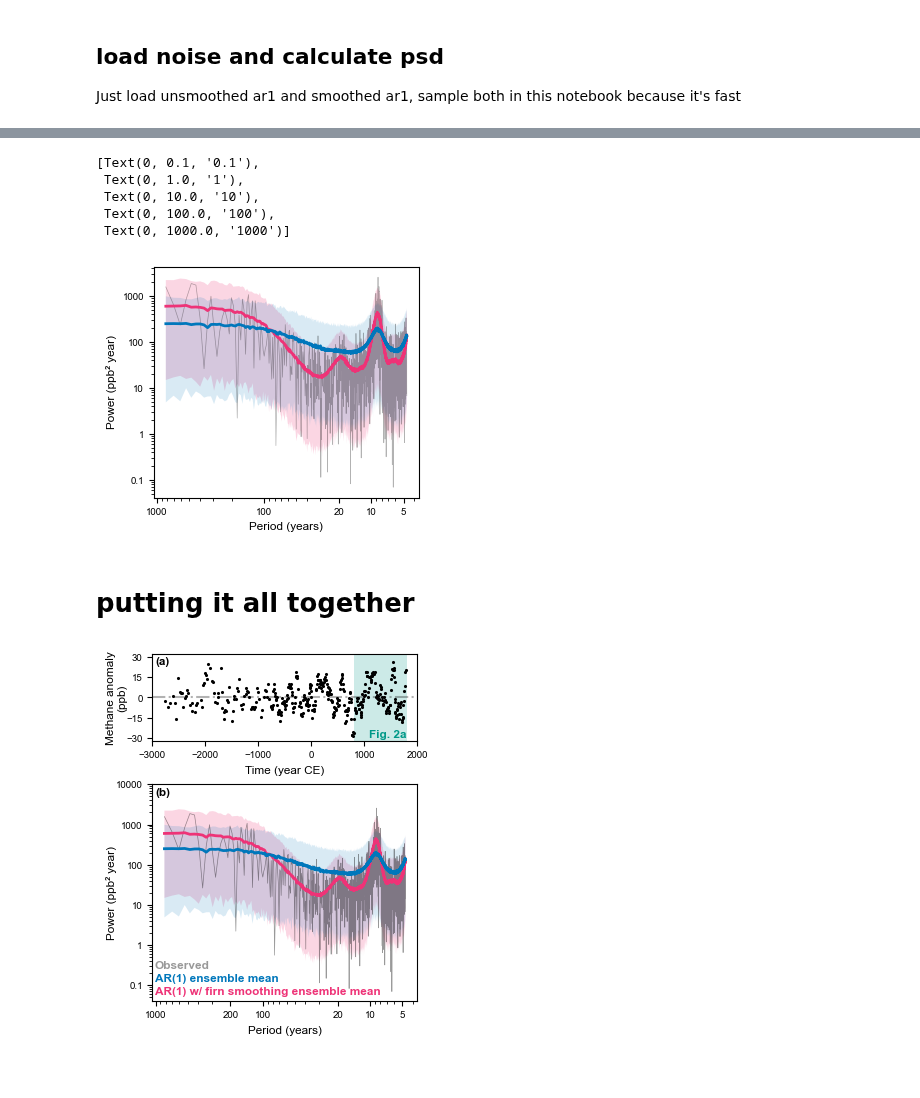
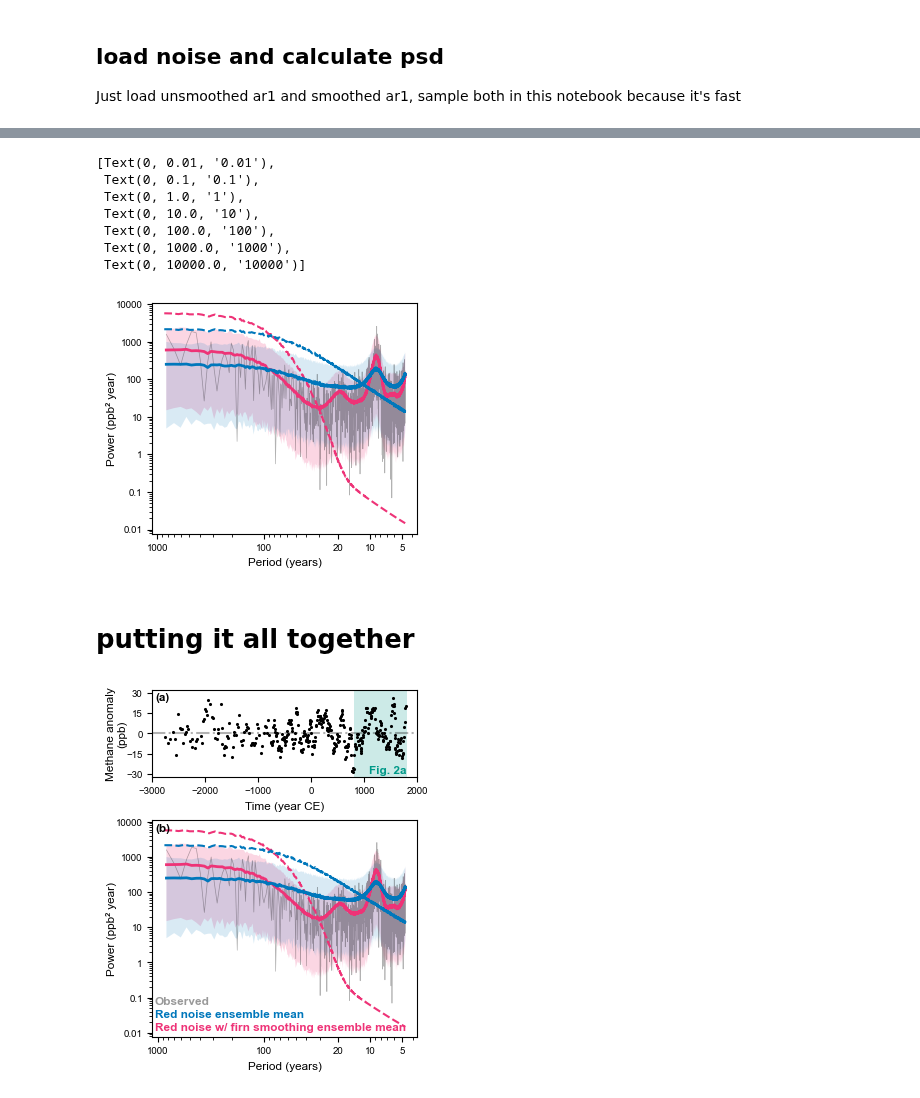
Before and after one commit to ericjmei/methane_noise_forcing, a Jupyter notebook: notebooks/figures_for_publication/power_spectrum.ipynb, the cells around one changed output, grey strips where cells are left out. Cells and saved outputs as stored; diff of their text form; code cells hidden in the pictures.

Commit message:
updated figure 1 following feedback
- changed "AR(1)" -> "Red noise"
- added ensemble mean of non-sampled power spectra to show impact of the sampling window

```diff
--- a/notebooks/figures_for_publication/power_spectrum.ipynb
+++ b/notebooks/figures_for_publication/power_spectrum.ipynb
@@ -183,57 +220,70 @@ Smoothed sampled variance: 117.3 ± 16.9 ppb^2
 ## plot psd
 # upper bound mask
 period_high = 1000
+period_low = 4.673
 tick_labels = [1000, 100, 20, 10, 5]
-mask = frequencies >= 1/period_high
+mask = (frequencies >= 1/period_high) & (frequencies <= 1/period_low)
 frequencies_to_plot = frequencies[mask]
+mask = frequencies_sampled >= 1/period_high
+frequencies_sampled_to_plot = frequencies_sampled[mask]
 
 fig, ax = plt.subplots(figsize=(fig_width, 3))
 
 # observed
 ax.plot(
-    1 / psd_obs.sel(frequency=frequencies_to_plot).frequency,
-    psd_obs.sel(frequency=frequencies_to_plot).power_spectrum_detrended_unnormalized,
+    1 / psd_obs.sel(frequency=frequencies_sampled_to_plot).frequency,
+    psd_obs.sel(frequency=frequencies_sampled_to_plot).power_spectrum_detrended_unnormalized,
     color=colors["obs"],
     linewidth=0.5,
     alpha=0.3
 )
 # plot mean and confidence intervals for sampled noise
 for key in ["red_noise_filtered", "red_noise"]:
-    mean, ci_low, ci_high = calculate_mean_and_ci(psd_noise.sel(frequency=frequencies_to_plot)[key])
     ax.plot(
         1 / psd_noise.sel(frequency=frequencies_to_plot).frequency,
+        psd_noise.sel(frequency=frequencies_to_plot)[key].mean(dim="ensemble"),
+        color=colors[key],
+        linestyle="--",
+    )
+
+    # sampled noise
+    mean, ci_low, ci_high = calculate_mean_and_ci(psd_noise_sampled.sel(frequency=frequencies_sampled_to_plot)[key])
+    ax.plot(
+        1 / psd_noise_sampled.sel(frequency=frequencies_sampled_to_plot).frequency,
         mean,
         color=colors[key],
-        linewidth=2
+        linewidth=2,
     )
     ax.fill_between(
-        1 / psd_noise.sel(frequency=frequencies_to_plot).frequency,
+        1 / psd_noise_sampled.sel(frequency=frequencies_sampled_to_plot).frequency,
         ci_low,
         ci_high,
         color=colors[key],
         alpha=alphas[key],
         edgecolor="none"
     )
 
 ax.set_xscale('log')
 ax.set_yscale('log')
 ax.invert_xaxis()
 ax.set_xlabel("Period (years)")
-ax.set_ylabel("Power (ppb² year)")
+ax.set_ylabel("Power (ppb² year)", labelpad=-1)
 ax.set_xticks(tick_labels)
 ax.set_xticklabels([f"{tick}" for tick in tick_labels])
 
 # set y-axis ticks to plain numbers
-y_tick_labels = [0.1, 1, 10, 100, 1000]
+y_tick_labels = [0.01, 0.1, 1, 10, 100, 1000, 10000]
 ax.set_yticks(y_tick_labels)
 ax.set_yticklabels([str(y) for y in y_tick_labels])
 # %% [output]
-[Text(0, 0.1, '0.1'),
+[Text(0, 0.01, '0.01'),
+ Text(0, 0.1, '0.1'),
  Text(0, 1.0, '1'),
  Text(0, 10.0, '10'),
  Text(0, 100.0, '100'),
- Text(0, 1000.0, '1000')]
+ Text(0, 1000.0, '1000'),
+ Text(0, 10000.0, '10000')]
-[figure, old version]
+[figure, new version]
 # %% [markdown]
 # putting it all together
 # %%
@@ -244,9 +294,11 @@ xlim = (-3000, 2000)
 time_shading = (800, 1800)
 # psd parameters
 period_high = 1000
-tick_labels = [1000, 200, 100, 20, 10, 5]
-mask = frequencies >= 1/period_high
+period_low = 4.673
+mask = (frequencies >= 1/period_high) & (frequencies <= 1/period_low)
 frequencies_to_plot = frequencies[mask]
+mask = frequencies_sampled >= 1/period_high
+frequencies_sampled_to_plot = frequencies_sampled[mask]
 
 fig = plt.figure(figsize=(fig_width, 4.5))
 gs = GridSpec(
@@ -300,23 +352,31 @@ ax_ts.text(
 ## power spectral density
 # observed
 ax_psd.plot(
-    1 / psd_obs.sel(frequency=frequencies_to_plot).frequency,
-    psd_obs.sel(frequency=frequencies_to_plot).power_spectrum_detrended_unnormalized,
+    1 / psd_obs.sel(frequency=frequencies_sampled_to_plot).frequency,
+    psd_obs.sel(frequency=frequencies_sampled_to_plot).power_spectrum_detrended_unnormalized,
     color=colors["obs"],
     linewidth=0.5,
-    alpha=0.4
+    alpha=0.3
 )
 # plot mean and confidence intervals for sampled noise
 for key in ["red_noise_filtered", "red_noise"]:
-    mean, ci_low, ci_high = calculate_mean_and_ci(psd_noise.sel(frequency=frequencies_to_plot)[key])
     ax_psd.plot(
         1 / psd_noise.sel(frequency=frequencies_to_plot).frequency,
+        psd_noise.sel(frequency=frequencies_to_plot)[key].mean(dim="ensemble"),
+        color=colors[key],
+        linestyle="--",
+    )
+
+    # sampled noise
+    mean, ci_low, ci_high = calculate_mean_and_ci(psd_noise_sampled.sel(frequency=frequencies_sampled_to_plot)[key])
+    ax_psd.plot(
+        1 / psd_noise_sampled.sel(frequency=frequencies_sampled_to_plot).frequency,
         mean,
         color=colors[key],
-        linewidth=2
+        linewidth=2,
     )
     ax_psd.fill_between(
-        1 / psd_noise.sel(frequency=frequencies_to_plot).frequency,
+        1 / psd_noise_sampled.sel(frequency=frequencies_sampled_to_plot).frequency,
         ci_low,
         ci_high,
         color=colors[key],
@@ -333,7 +393,7 @@ ax_psd.set_xticks(tick_labels)
 ax_psd.set_xticklabels([f"{tick}" for tick in tick_labels])
 
 # set y-axis ticks to plain numbers
-y_tick_labels = [0.1, 1, 10, 100, 1000, 10000]
+y_tick_labels = [0.01, 0.1, 1, 10, 100, 1000, 10000]
 ax_psd.set_yticks(y_tick_labels)
 ax_psd.set_yticklabels([str(y) for y in y_tick_labels])
 
@@ -352,7 +412,7 @@ ax_psd.text(
 )
 ax_psd.text(
     legend_x, legend_y_start + legend_dy,
-    "AR(1) ensemble mean",
+    "Red noise ensemble mean",
     color=colors["red_noise"],
     fontweight="bold",
     ha="left", va="bottom",
@@ -360,7 +420,7 @@ ax_psd.text(
 )
 ax_psd.text(
     legend_x, legend_y_start,
-    "AR(1) w/ firn smoothing ensemble mean",
+    "Red noise w/ firn smoothing ensemble mean",
     color=colors["red_noise_filtered"],
     fontweight="bold",
     ha="left", va="bottom",
@@ -380,4 +440,4 @@ ax_psd.text(
 name = "fig_1"
 fig.savefig(f"{cfg.paths.figures_dir}/for_publication/{name}.pdf", bbox_inches="tight", dpi=300)
 # %% [output]
-[figure, old version]
+[figure, new version]
```
Also changed, not shown: parts of 2 cells of this notebook.
